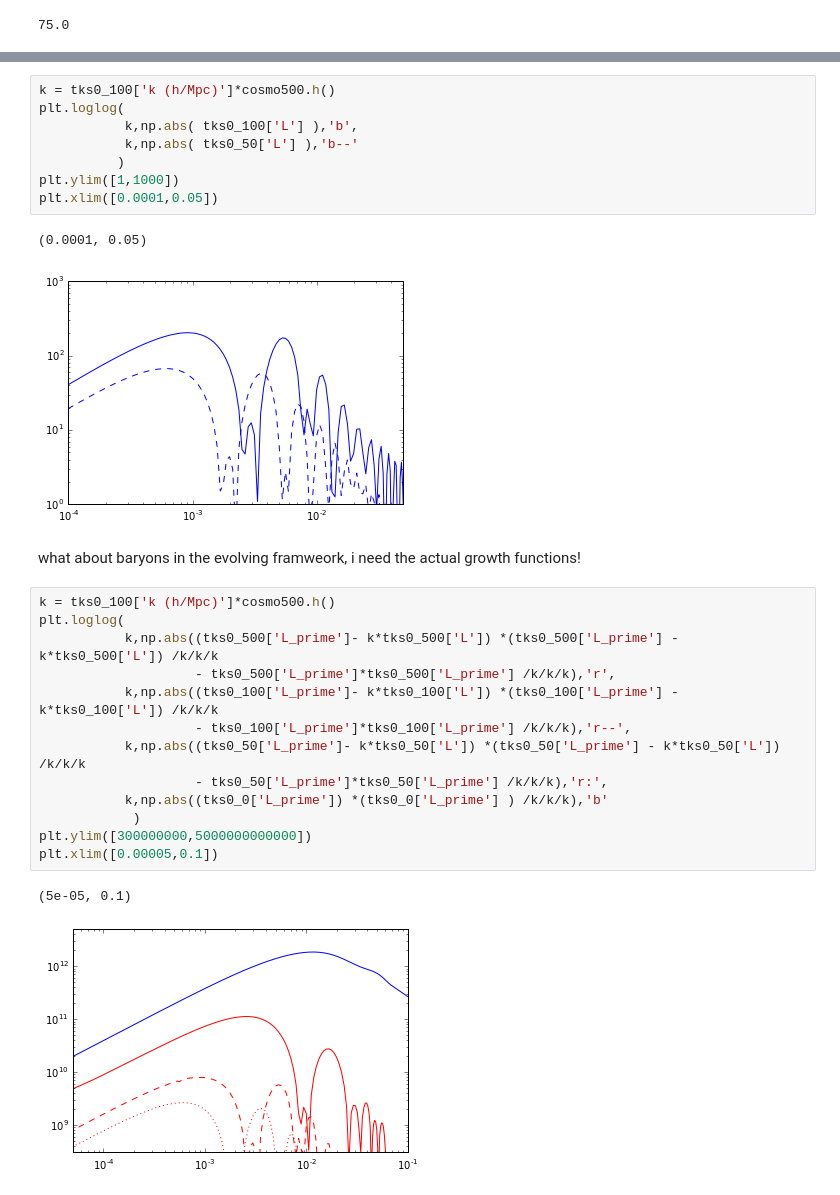
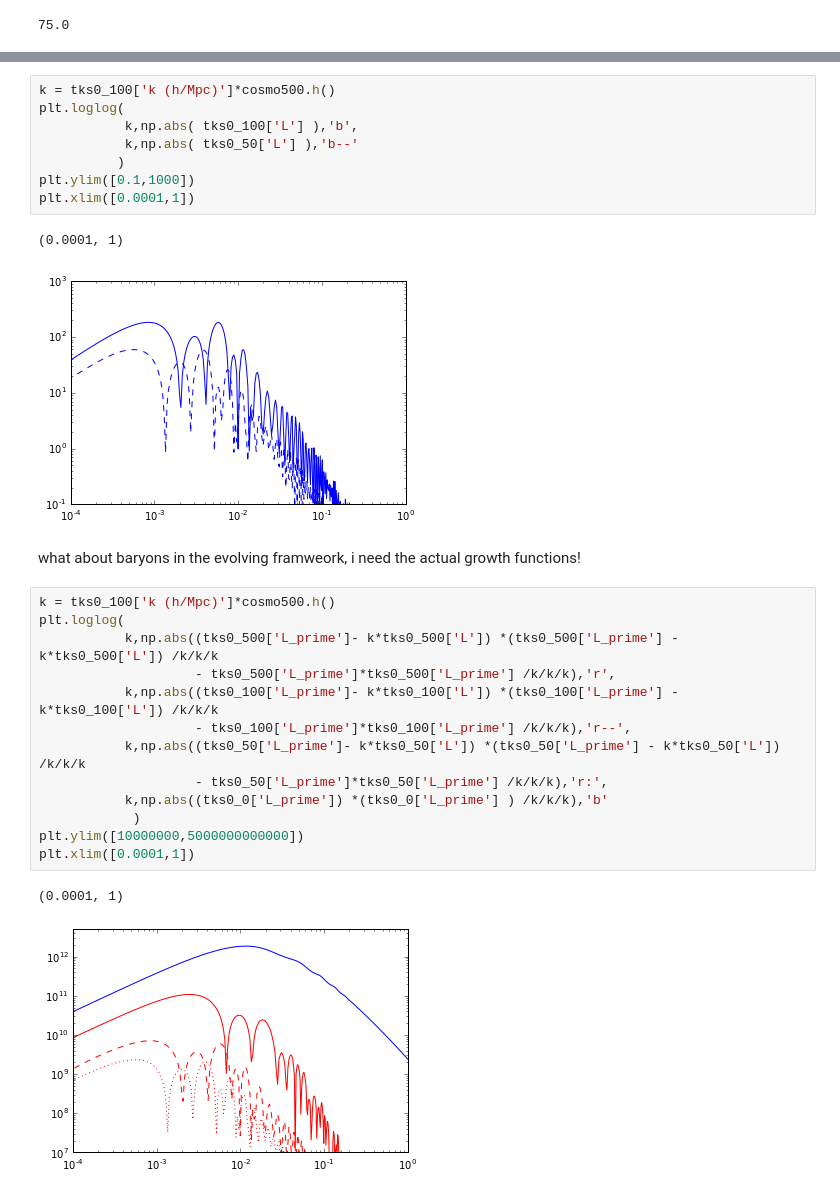
Before and after one commit to ThomasTram/CLASSmods, a Jupyter notebook: Plot_Spatial_Gauge.ipynb, the cells around one changed output, grey strips where cells are left out. Drawn from its saved outputs; the diff is of its cells as text.

```diff
--- a/Plot_Spatial_Gauge.ipynb
+++ b/Plot_Spatial_Gauge.ipynb
@@ -198,14 +194,14 @@ plt.xlim([0.0001,0.05])
 # %%
 k = tks0_100['k (h/Mpc)']*cosmo500.h()
 plt.loglog(
            k,np.abs( tks0_100['L'] ),'b',
            k,np.abs( tks0_50['L'] ),'b--'
           )
-plt.ylim([1,1000])
-plt.xlim([0.0001,0.05])
+plt.ylim([0.1,1000])
+plt.xlim([0.0001,1])
 # %% [output]
-(0.0001, 0.05)
+(0.0001, 1)
-[figure, old version]
+[figure, new version]
 # %% [markdown]
 what about baryons in the evolving framweork, i need the actual growth functions!
 # %%
@@ -219,11 +215,11 @@ plt.loglog(
                     - tks0_50['L_prime']*tks0_50['L_prime'] /k/k/k),'r:',
            k,np.abs((tks0_0['L_prime']) *(tks0_0['L_prime'] ) /k/k/k),'b'
             )
-plt.ylim([300000000,5000000000000])
-plt.xlim([0.00005,0.1])
+plt.ylim([10000000,5000000000000])
+plt.xlim([0.0001,1])
 # %% [output]
-(5e-05, 0.1)
+(0.0001, 1)
-[figure, old version]
+[figure, new version]
 # %%
 k = tks0_100['k (h/Mpc)']*cosmo500.h()
 plt.loglog(
```
Also changed, not shown: parts of 12 cells of this notebook, 2 other files.
